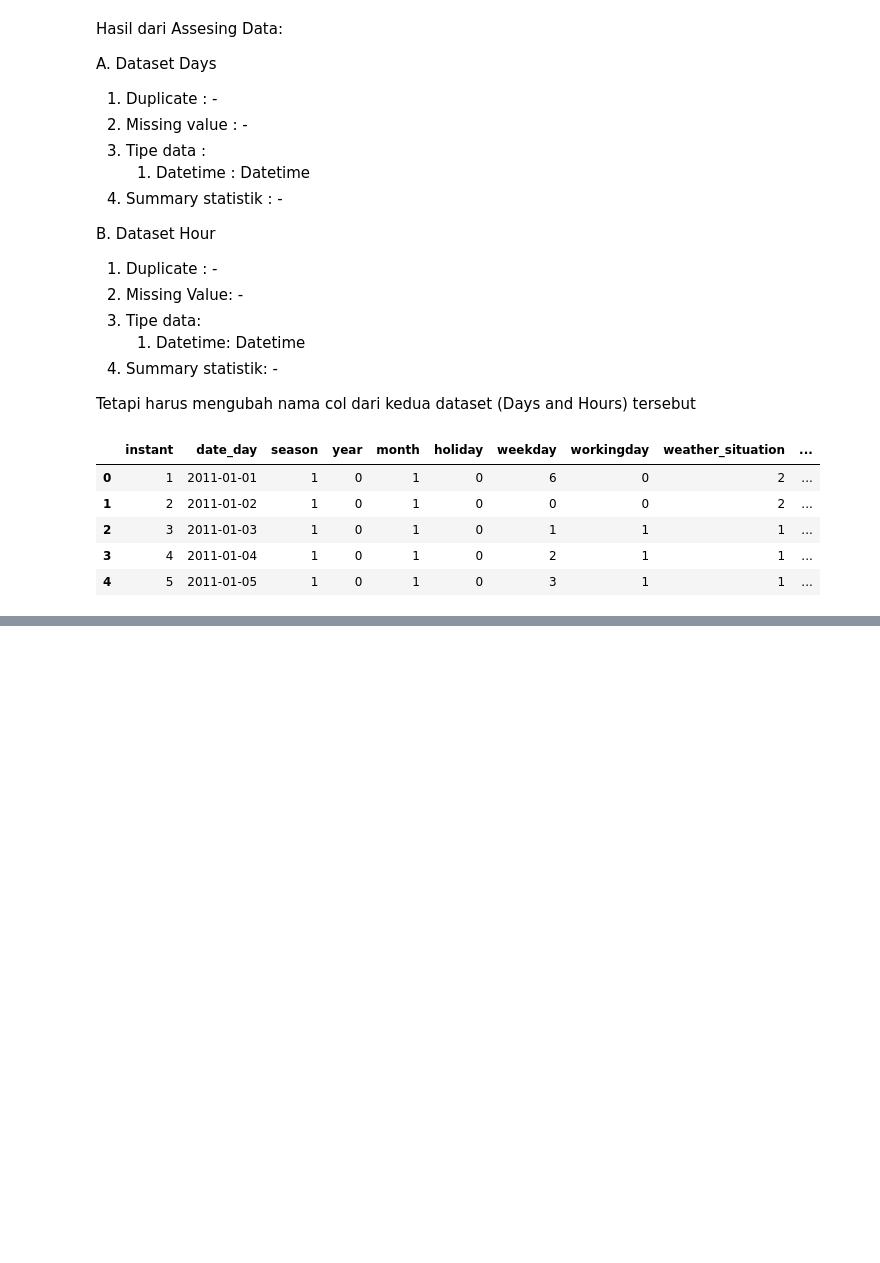
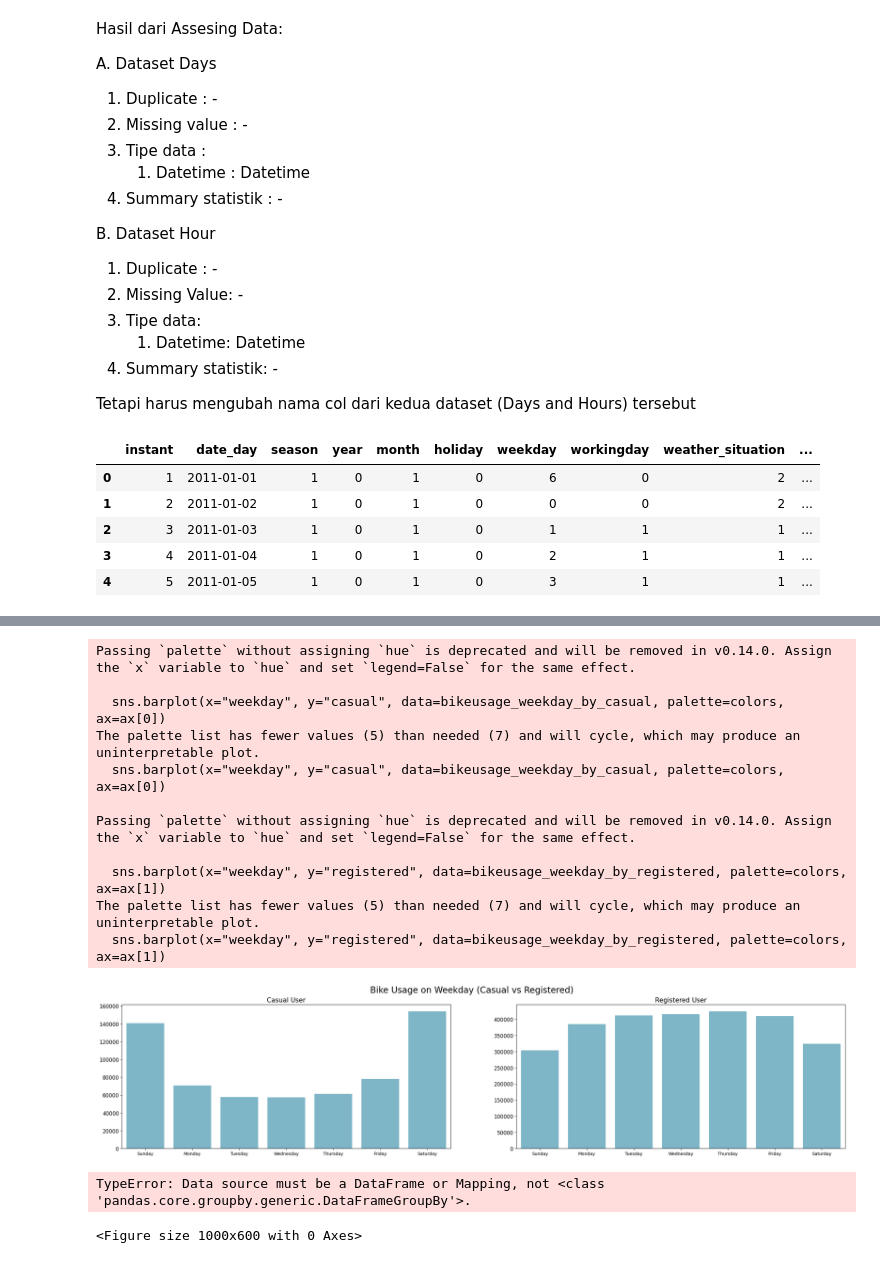
Before and after one commit to GadiseMustika/bikesharing_analytic, a Jupyter notebook: notebook.ipynb, the cells around one changed output, grey strips where cells are left out. Cells and saved outputs as stored; diff of their text form; code cells hidden in the pictures; blank space fills up the shorter version.

```diff
--- a/notebook.ipynb
+++ b/notebook.ipynb
@@ -383,0 +512,57 @@ Name: count, dtype: int64
+# %%
+# Comparing Bike Usage (Casual and Registered) Weekday
+fig, ax = plt.subplots(nrows=1, ncols=2, figsize=(30, 6))
+
+colors= ["#72BCD4", "#72BCD4", "#72BCD4", "#72BCD4", "#72BCD4"]
+
+
+bikeusage_weekday_by_casual = days_df.groupby("weekday")["casual"].sum().reset_index()
+bikeusage_weekday_by_registered = days_df.groupby("weekday")["registered"].sum().reset_index()
+
+sns.barplot(x="weekday", y="casual", data=bikeusage_weekday_by_casual, palette=colors, ax=ax[0])
+ax[0].set_ylabel(None)
+ax[0].set_xlabel(None)
+ax[0].set_title("Casual User", loc="center", fontsize=15)
+ax[0].tick_params(axis='y', labelsize=12)
+
+sns.barplot(x="weekday", y="registered", data=bikeusage_weekday_by_registered, palette=colors, ax=ax[1])
+ax[1].set_ylabel(None)
+ax[1].set_xlabel(None)
+ax[1].set_title("Registered User", loc="center", fontsize=15)
+ax[1].tick_params(axis='y', labelsize=12)
+
+plt.suptitle("Bike Usage on Weekday (Casual vs Registered)", fontsize=20)
+plt.show()
+# %% [output]
+Passing `palette` without assigning `hue` is deprecated and will be removed in v0.14.0. Assign the `x` variable to `hue` and set `legend=False` for the same effect.
+
+  sns.barplot(x="weekday", y="casual", data=bikeusage_weekday_by_casual, palette=colors, ax=ax[0])
+The palette list has fewer values (5) than needed (7) and will cycle, which may produce an uninterpretable plot.
+  sns.barplot(x="weekday", y="casual", data=bikeusage_weekday_by_casual, palette=colors, ax=ax[0])
+
+Passing `palette` without assigning `hue` is deprecated and will be removed in v0.14.0. Assign the `x` variable to `hue` and set `legend=False` for the same effect.
+
+  sns.barplot(x="weekday", y="registered", data=bikeusage_weekday_by_registered, palette=colors, ax=ax[1])
+The palette list has fewer values (5) than needed (7) and will cycle, which may produce an uninterpretable plot.
+  sns.barplot(x="weekday", y="registered", data=bikeusage_weekday_by_registered, palette=colors, ax=ax[1])
+[figure, added]
+# %%
+## Hour Bike Usage / Day
+hours_df.rename(columns={
+    "count": "bikeusage_count"
+},inplace=True)
+
+hourly_bikeusage = hours_df.groupby(['hour', "weekday"])
+
+
+
+plt.figure(figsize=(10,6))
+sns.lineplot(x='hour', y='weekday', hue='bikeusage_count', data=hourly_bikeusage, marker='o')
+plt.title("Bike Usage/Hour in Day")
+plt.xlabel('Hour')
+plt.ylabel('Weekday')
+plt.legend(title='weekday')
+plt.show()
+# %% [output]
+TypeError: Data source must be a DataFrame or Mapping, not <class 'pandas.core.groupby.generic.DataFrameGroupBy'>.
+<Figure size 1000x600 with 0 Axes>
```
Also changed, not shown: parts of 17 cells of this notebook.
